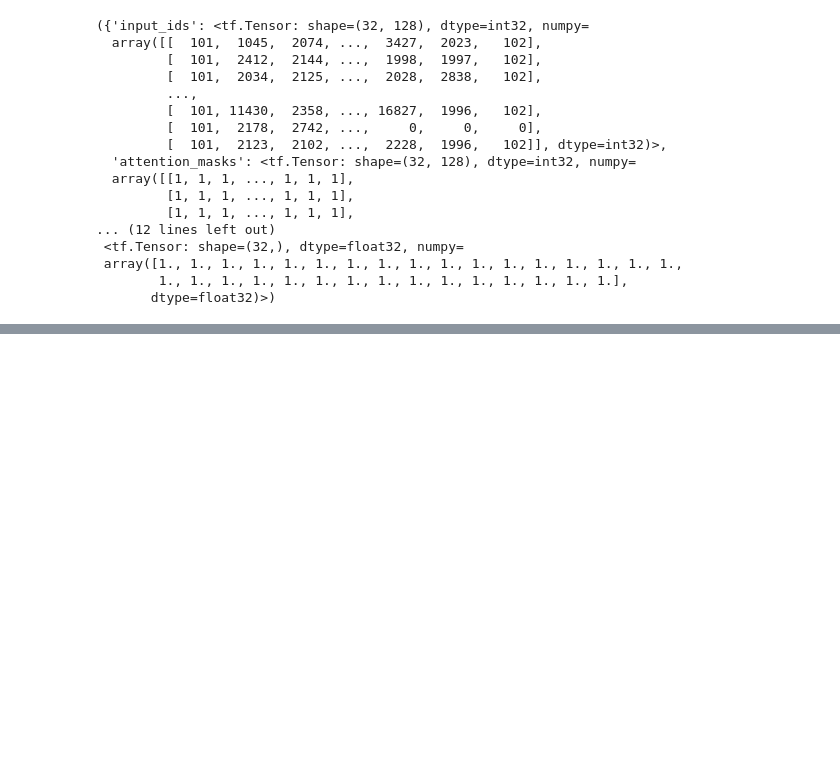
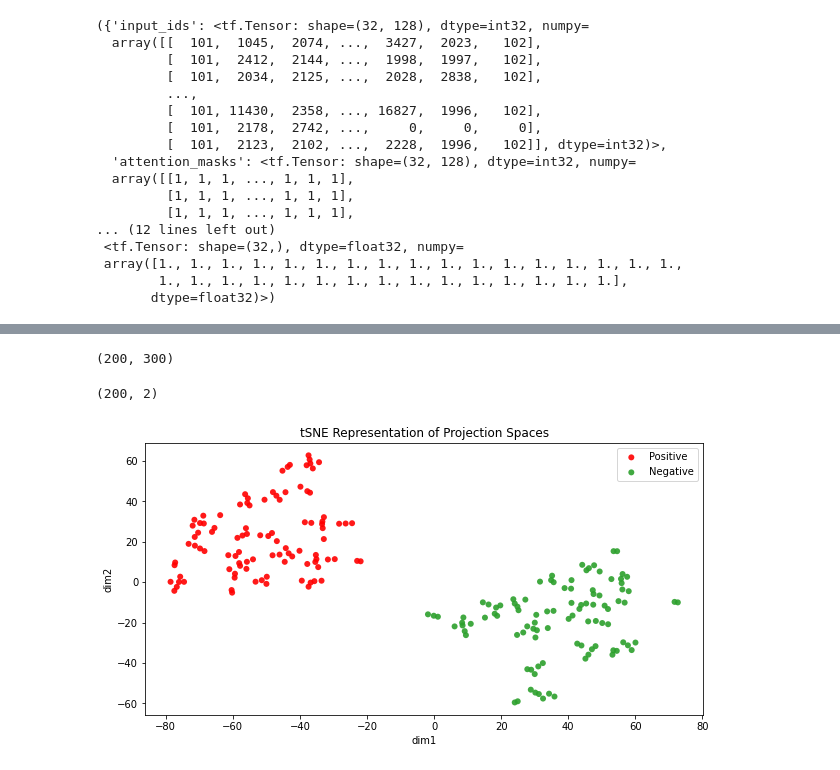
Before and after one commit to rahul-ohlan/TWARP, a Jupyter notebook: imdb_interpretability.ipynb, the cells around one changed output, grey strips where cells are left out. Cells and saved outputs as stored; diff of their text form; code cells hidden in the pictures; blank space fills up the shorter version.

```diff
--- a/imdb_interpretability.ipynb
+++ b/imdb_interpretability.ipynb
@@ -1311,3 +1344,6 @@ array([[ 0.        , -0.        ,  0.        , ...,  0.        ,
+# %%
+posProjectionSpace  = AverageSentenceEmbedding(posData_posProjSpace)
+negProjectionSpace = AverageSentenceEmbedding(posData_negProjSpace)
 # %%
 # we have access to each sentence's input ids, as well as their bert embeddings right now
 # we want to see which tokens from a sentence have maximum cosine similarity with pos_projection space
@@ -1315,0 +1356,38 @@ array([[ 0.        , -0.        ,  0.        , ...,  0.        ,
+# %%
+from sklearn.manifold import TSNE
+m = TSNE(n_components=2, learning_rate= 50,
+                   init='pca', perplexity=3, n_iter= 2500)
+# %%
+combined = np.vstack([np.squeeze(posProjectionSpace), np.squeeze(negProjectionSpace)])
+# %%
+combined.shape
+# %% [output]
+(200, 300)
+# %%
+tSNE_combined = m.fit_transform(combined)
+# %%
+tSNE_combined.shape
+# %% [output]
+(200, 2)
+# %%
+fig, ax = plt.subplots(figsize = (10,5))
+
+for color in ['RED', 'tab:GREEN']:
+    n = 750
+    if color == "RED":
+      x, y = tSNE_combined[:100,0], tSNE_combined[:100,1]
+
+    else:
+      x, y = tSNE_combined[100:,0], tSNE_combined[100:,1]
+
+    ax.scatter(x, y, c=color, label= "Positive" if color == "RED" else "Negative",
+               alpha=0.9, edgecolors='none')
+
+ax.legend()
+ax.set_xlabel("dim1")
+ax.set_ylabel("dim2")
+ax.set_title("tSNE Representation of Projection Spaces")
+
+plt.show()
+# %% [output]
+[figure, added]
```
Also changed, not shown: parts of 18 cells of this notebook.
